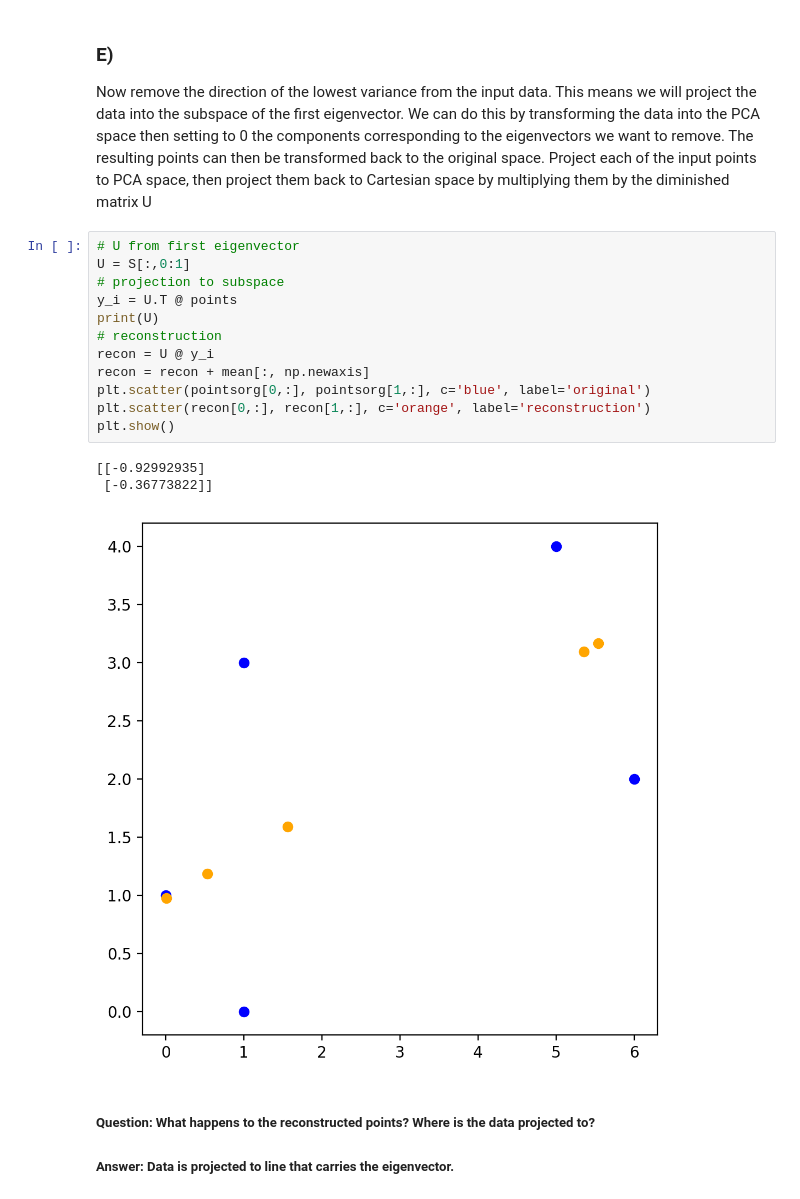
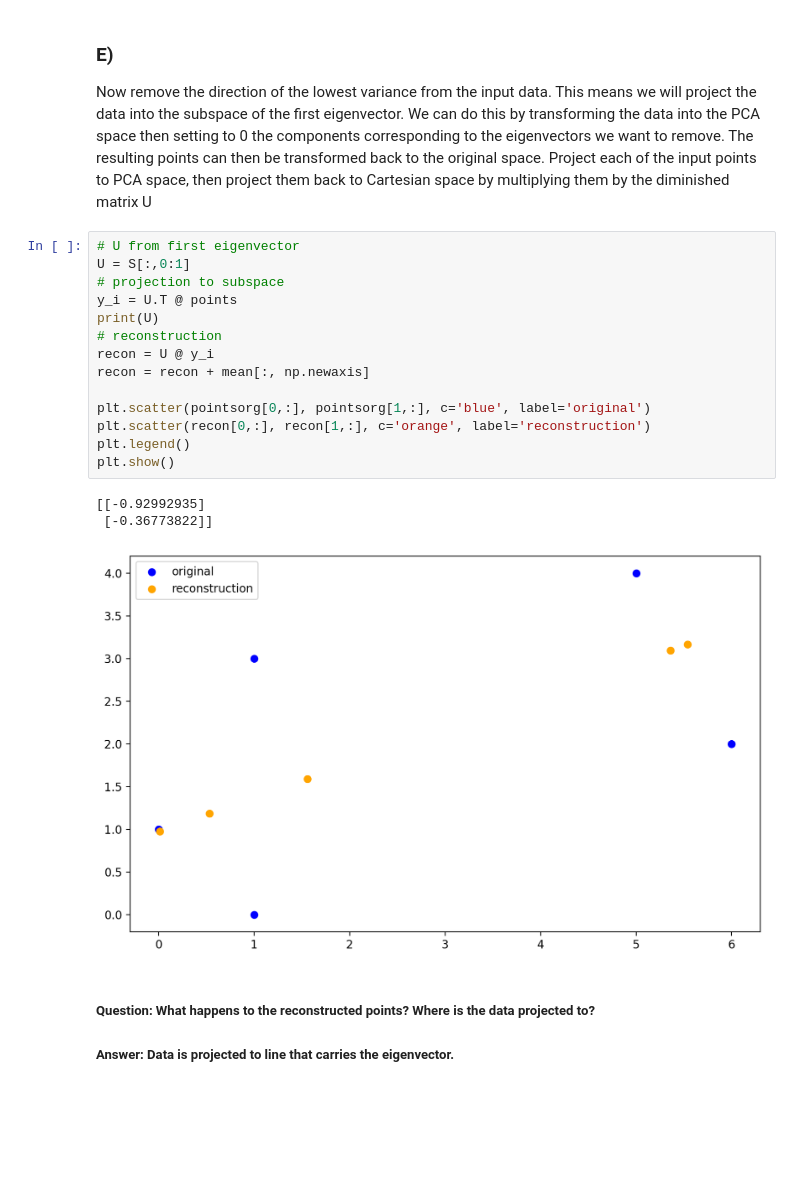
Before and after one commit to BlazBone/uz-vaje, a Jupyter notebook: assignment6/assignemnt6.ipynb, the cells around one changed output. Saved outputs shown, nothing was run; the diff lists cells and outputs as text; blank space fills up the shorter version.

```diff
--- a/assignment6/assignemnt6.ipynb
+++ b/assignment6/assignemnt6.ipynb
@@ -121,19 +121,21 @@ diminished matrix U
 # %%
 # U from first eigenvector
 U = S[:,0:1]
 # projection to subspace
 y_i = U.T @ points
 print(U)
 # reconstruction
 recon = U @ y_i
 recon = recon + mean[:, np.newaxis]
+
 plt.scatter(pointsorg[0,:], pointsorg[1,:], c='blue', label='original')
 plt.scatter(recon[0,:], recon[1,:], c='orange', label='reconstruction')
+plt.legend()
 plt.show()
 # %% [output]
 [[-0.92992935]
  [-0.36773822]]
-[figure, old version]
+[figure, new version]
 # %% [markdown]
 ##### Question: What happens to the reconstructed points? Where is the data projected to?
 
```
Also changed, not shown: parts of 2 cells of this notebook.
